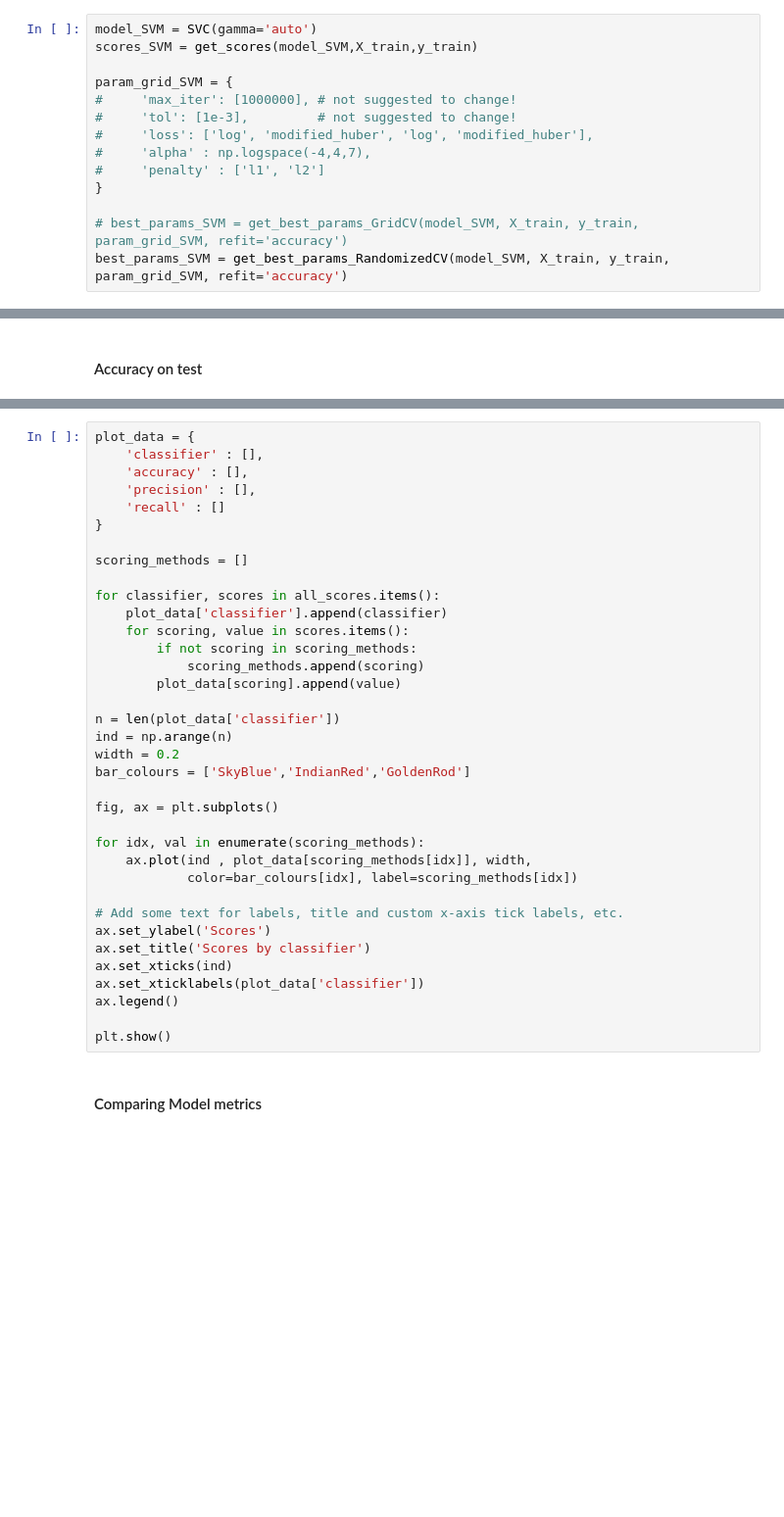
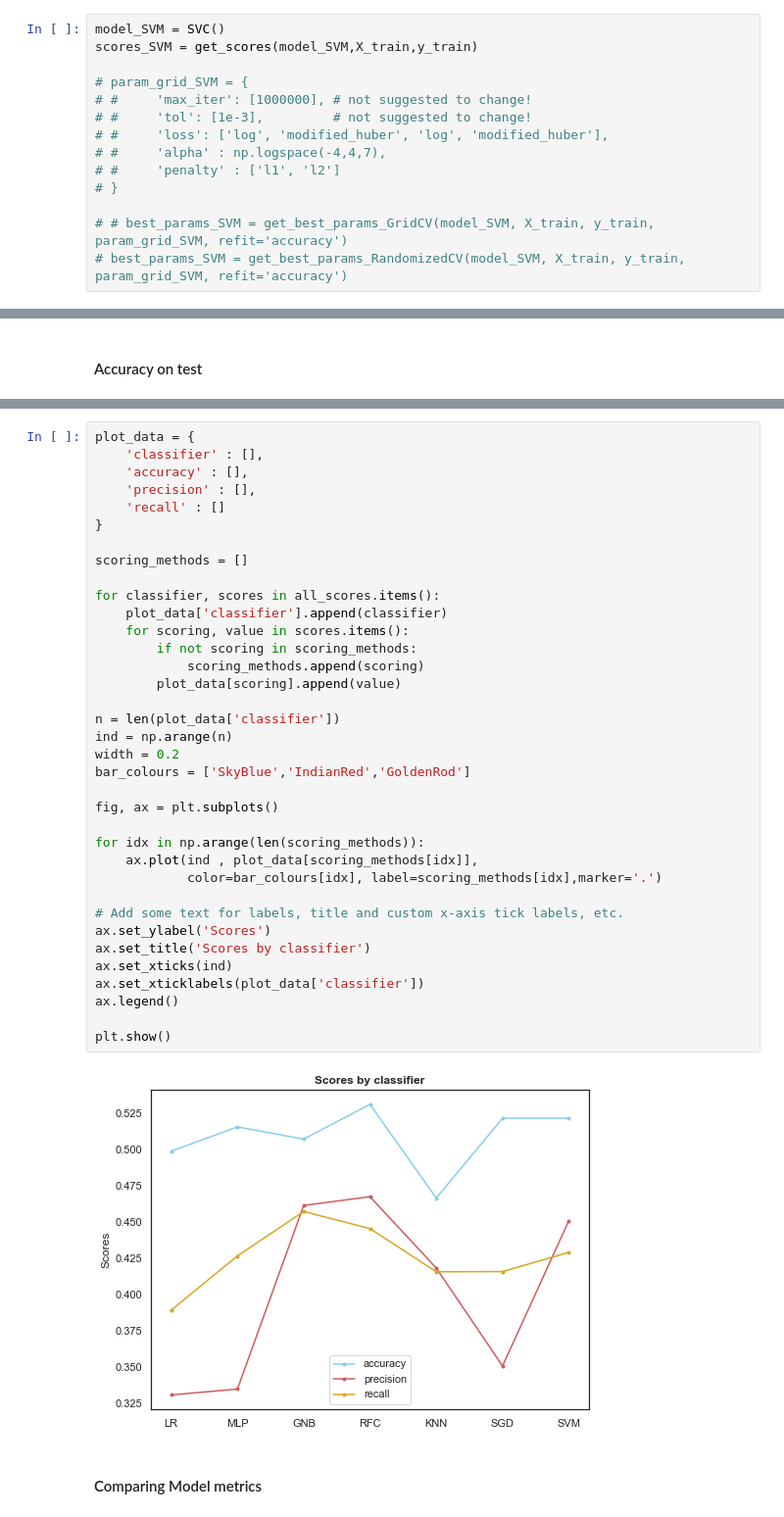
Before and after one commit to arundathi-shanthini/Beat-the-Bookie, a Jupyter notebook: Code/Beat The Bookie.ipynb, the cells around one changed output, grey strips where cells are left out. Shown at 98% size. Saved outputs shown, nothing was run; the diff lists cells and outputs as text; blank space fills up the shorter version.

```diff
--- a/Code/Beat The Bookie.ipynb
+++ b/Code/Beat The Bookie.ipynb
@@ -960,16 +1008,16 @@ for key, value in all_scores['SGD'].items():
 # %% [markdown]
 ### Support Vector Machine
 # %%
-model_SVM = SVC(gamma='auto')
+model_SVM = SVC()
 scores_SVM = get_scores(model_SVM,X_train,y_train)
 
-param_grid_SVM = {
-#     'max_iter': [1000000], # not suggested to change!
-#     'tol': [1e-3],         # not suggested to change!
-#     'loss': ['log', 'modified_huber', 'log', 'modified_huber'],
-#     'alpha' : np.logspace(-4,4,7),
-#     'penalty' : ['l1', 'l2']
-}
+# param_grid_SVM = {
+# #     'max_iter': [1000000], # not suggested to change!
+# #     'tol': [1e-3],         # not suggested to change!
+# #     'loss': ['log', 'modified_huber', 'log', 'modified_huber'],
+# #     'alpha' : np.logspace(-4,4,7),
+# #     'penalty' : ['l1', 'l2']
+# }
 
-# best_params_SVM = get_best_params_GridCV(model_SVM, X_train, y_train, param_grid_SVM, refit='accuracy')
-best_params_SVM = get_best_params_RandomizedCV(model_SVM, X_train, y_train, param_grid_SVM, refit='accuracy')
+# # best_params_SVM = get_best_params_GridCV(model_SVM, X_train, y_train, param_grid_SVM, refit='accuracy')
+# best_params_SVM = get_best_params_RandomizedCV(model_SVM, X_train, y_train, param_grid_SVM, refit='accuracy')
@@ -991,36 +1060,38 @@ plot_data = {
     'accuracy' : [],
     'precision' : [],
     'recall' : []
 }
 
 scoring_methods = []
 
 for classifier, scores in all_scores.items():
     plot_data['classifier'].append(classifier)
     for scoring, value in scores.items():
         if not scoring in scoring_methods:
             scoring_methods.append(scoring)
         plot_data[scoring].append(value)
 
 n = len(plot_data['classifier'])
 ind = np.arange(n)
 width = 0.2
 bar_colours = ['SkyBlue','IndianRed','GoldenRod']
 
 fig, ax = plt.subplots()
 
-for idx, val in enumerate(scoring_methods):
-    ax.plot(ind , plot_data[scoring_methods[idx]], width,
-            color=bar_colours[idx], label=scoring_methods[idx])
+for idx in np.arange(len(scoring_methods)):
+    ax.plot(ind , plot_data[scoring_methods[idx]],
+            color=bar_colours[idx], label=scoring_methods[idx],marker='.')
 
 # Add some text for labels, title and custom x-axis tick labels, etc.
 ax.set_ylabel('Scores')
 ax.set_title('Scores by classifier')
 ax.set_xticks(ind)
 ax.set_xticklabels(plot_data['classifier'])
 ax.legend()
 
 plt.show()
+# %% [output]
+[figure, added]
 # %% [markdown]
 #### Comparing Model metrics
 # %%
```
Also changed, not shown: parts of 17 cells of this notebook, 1 other file.
